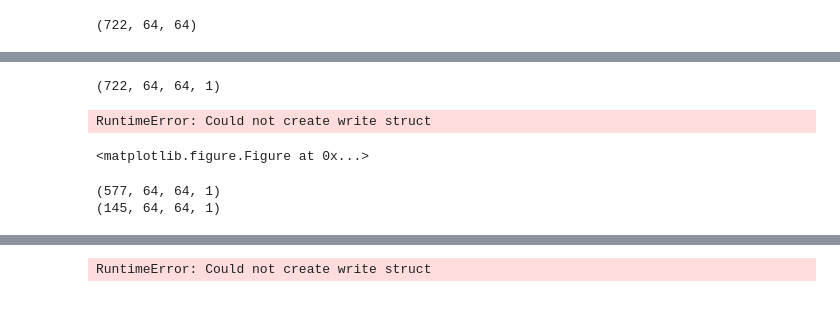
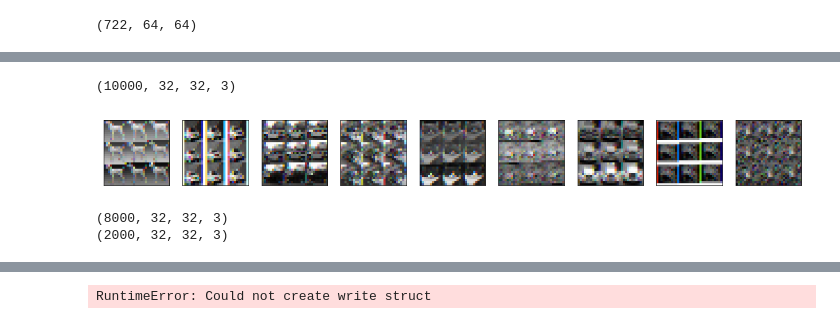
Before and after one commit to AYeshwanth/Image-Denoising-with-Convolutional-Denoising-Autoencoders, a Jupyter notebook: mini-MIAS.ipynb, the cells around one changed output, grey strips where cells are left out. Cells and saved outputs as stored; diff of their text form; code cells hidden in the pictures.

```diff
--- a/mini-MIAS.ipynb
+++ b/mini-MIAS.ipynb
@@ -43,12 +93,11 @@ images = np.reshape(images, (images.shape[0],64,64,1))
 # %%
-print images.shape
+print (images.shape)
 # %% [output]
-(722, 64, 64, 1)
+(10000, 32, 32, 3)
 # %%
-display_images(images,10)
+display_colour_images(images,10,32,32)
 # %% [output]
-RuntimeError: Could not create write struct
-<matplotlib.figure.Figure at 0x...>
+[figure, added]
 # %%
 #Adding noise to images
 def add_noise(images):
@@ -93,11 +142,11 @@ x_train = ground_truth[0:train_size]
 x_train_noisy = noisy_images[0:train_size]
 x_test = ground_truth[train_size:]
 x_test_noisy = noisy_images[train_size:]
-print x_train_noisy.shape
-print x_test_noisy.shape
+print (x_train_noisy.shape)
+print (x_test_noisy.shape)
 # %% [output]
-(577, 64, 64, 1)
-(145, 64, 64, 1)
+(8000, 32, 32, 3)
+(2000, 32, 32, 3)
 # %%
 #Ground truth
 display_images(ground_truth,10)
```
Also changed, not shown: parts of 21 cells of this notebook.
